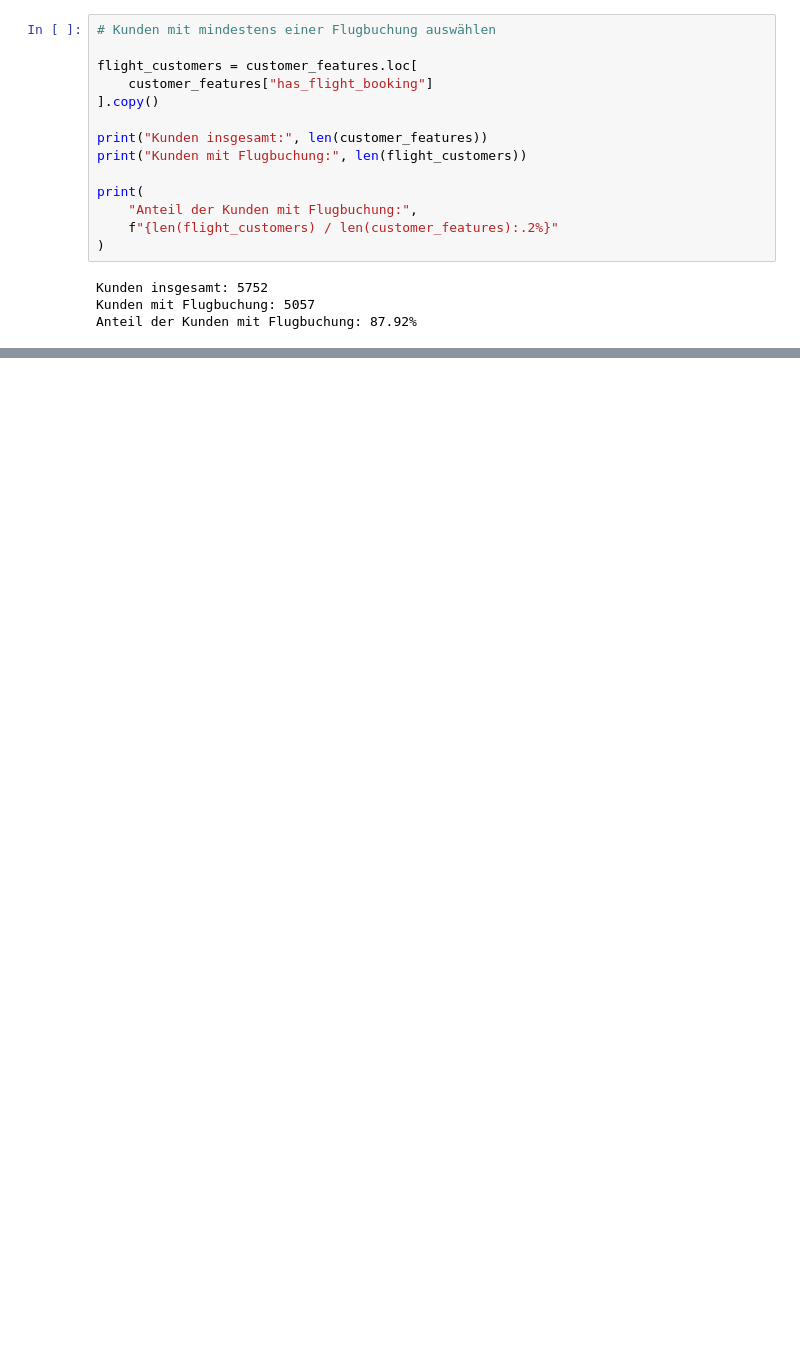
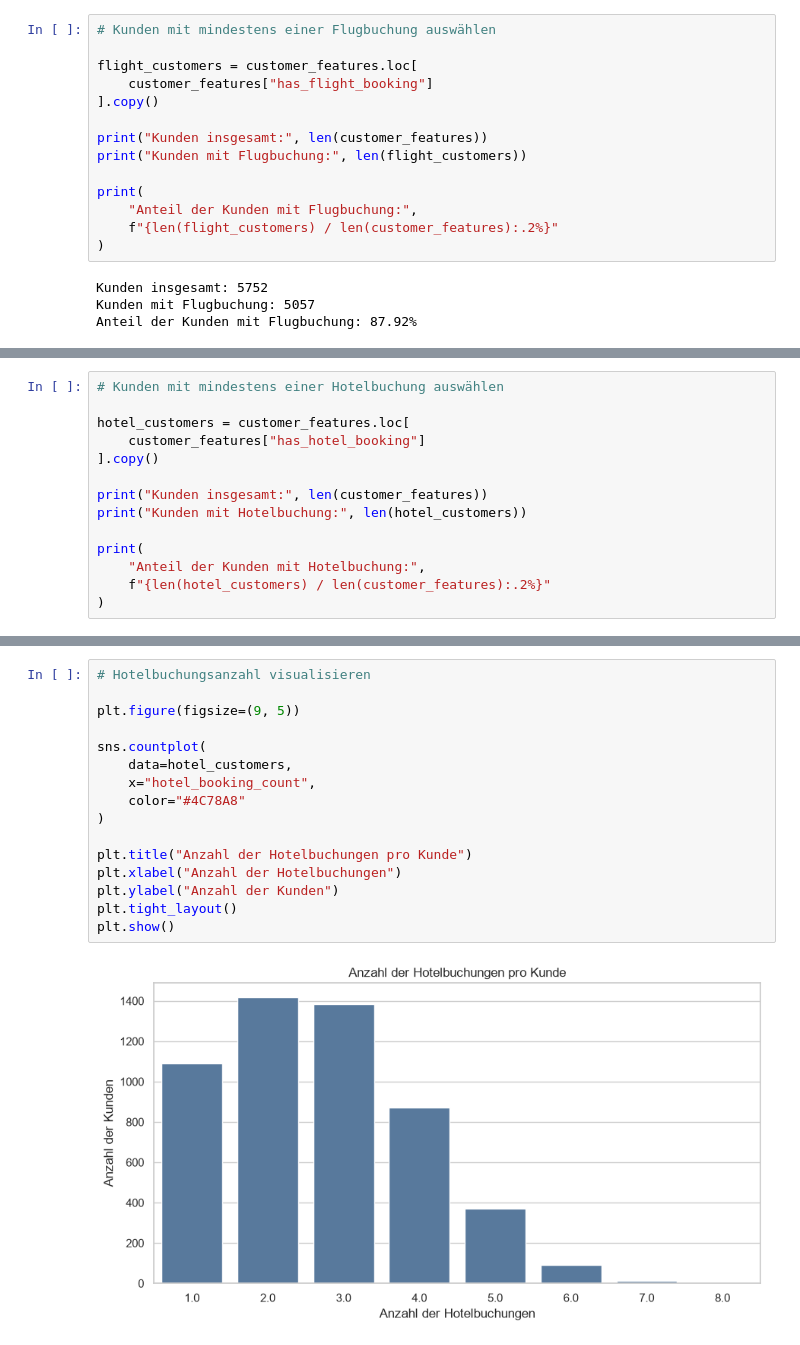
Before and after one commit to norawinkler/traveltide-customer-segmentation, a Jupyter notebook: notebooks/02_exploratory_data_analysis.ipynb, the cells around one changed output, grey strips where cells are left out. Drawn from its saved outputs; the diff is of its cells as text; blank space fills up the shorter version.

Commit message:
EDA Continued Hotels

```diff
--- a/notebooks/02_exploratory_data_analysis.ipynb
+++ b/notebooks/02_exploratory_data_analysis.ipynb
@@ -1522,0 +1673,14 @@ plt.show()
+# %%
+# Kunden mit mindestens einer Hotelbuchung auswählen
+
+hotel_customers = customer_features.loc[
+    customer_features["has_hotel_booking"]
+].copy()
+
+print("Kunden insgesamt:", len(customer_features))
+print("Kunden mit Hotelbuchung:", len(hotel_customers))
+
+print(
+    "Anteil der Kunden mit Hotelbuchung:",
+    f"{len(hotel_customers) / len(customer_features):.2%}"
+)
@@ -1522,0 +1767,18 @@ plt.show()
+# %%
+# Hotelbuchungsanzahl visualisieren
+
+plt.figure(figsize=(9, 5))
+
+sns.countplot(
+    data=hotel_customers,
+    x="hotel_booking_count",
+    color="#4C78A8"
+)
+
+plt.title("Anzahl der Hotelbuchungen pro Kunde")
+plt.xlabel("Anzahl der Hotelbuchungen")
+plt.ylabel("Anzahl der Kunden")
+plt.tight_layout()
+plt.show()
+# %% [output]
+[figure, added]
```
Also changed, not shown: parts of 73 cells of this notebook, 4 other files.
